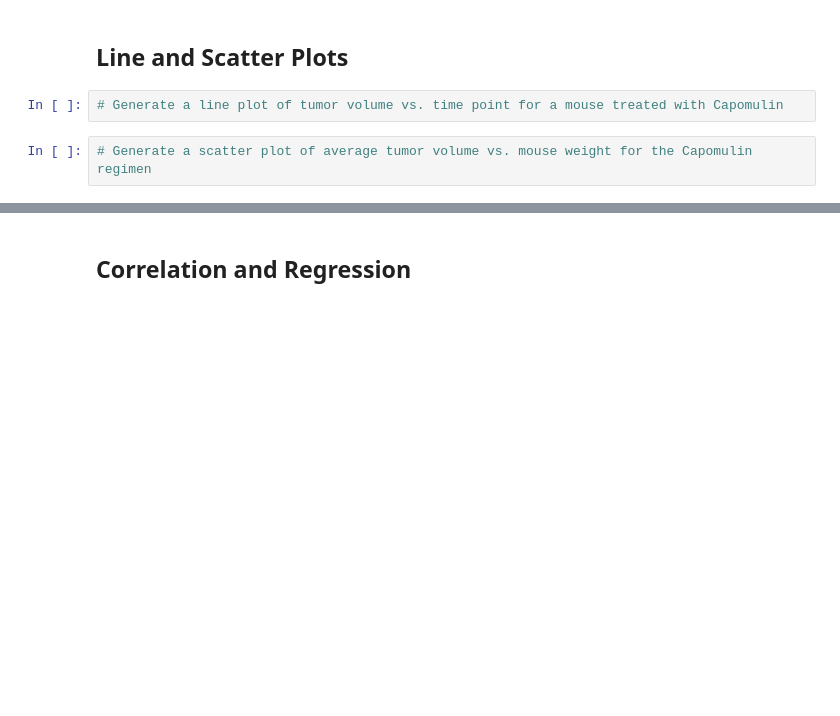
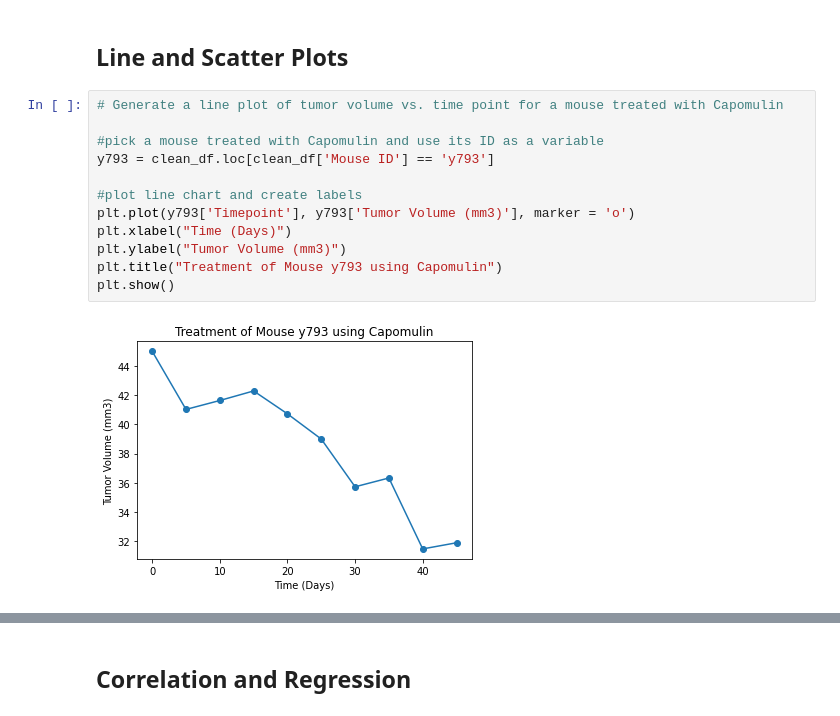
Before and after one commit to jaryan77/Pymaceuticals, a Jupyter notebook: Pymaceuticals/starter.ipynb, the cells around one changed output, grey strips where cells are left out. Cells and saved outputs as stored; diff of their text form; blank space fills up the shorter version.

Commit message:
Line and Scatter Plots complete

```diff
--- a/Pymaceuticals/starter.ipynb
+++ b/Pymaceuticals/starter.ipynb
@@ -244,7 +249,17 @@ plt.show()
 [figure]
 # %% [markdown]
 ## Line and Scatter Plots
-# %%
-# Generate a line plot of tumor volume vs. time point for a mouse treated with Capomulin
-# %%
-# Generate a scatter plot of average tumor volume vs. mouse weight for the Capomulin regimen
+# %%
+# Generate a line plot of tumor volume vs. time point for a mouse treated with Capomulin
+
+#pick a mouse treated with Capomulin and use its ID as a variable
+y793 = clean_df.loc[clean_df['Mouse ID'] == 'y793']
+
+#plot line chart and create labels
+plt.plot(y793['Timepoint'], y793['Tumor Volume (mm3)'], marker = 'o')
+plt.xlabel("Time (Days)")
+plt.ylabel("Tumor Volume (mm3)")
+plt.title("Treatment of Mouse y793 using Capomulin")
+plt.show()
+# %% [output]
+[figure, added]
```
Also changed, not shown: parts of 3 cells of this notebook.
